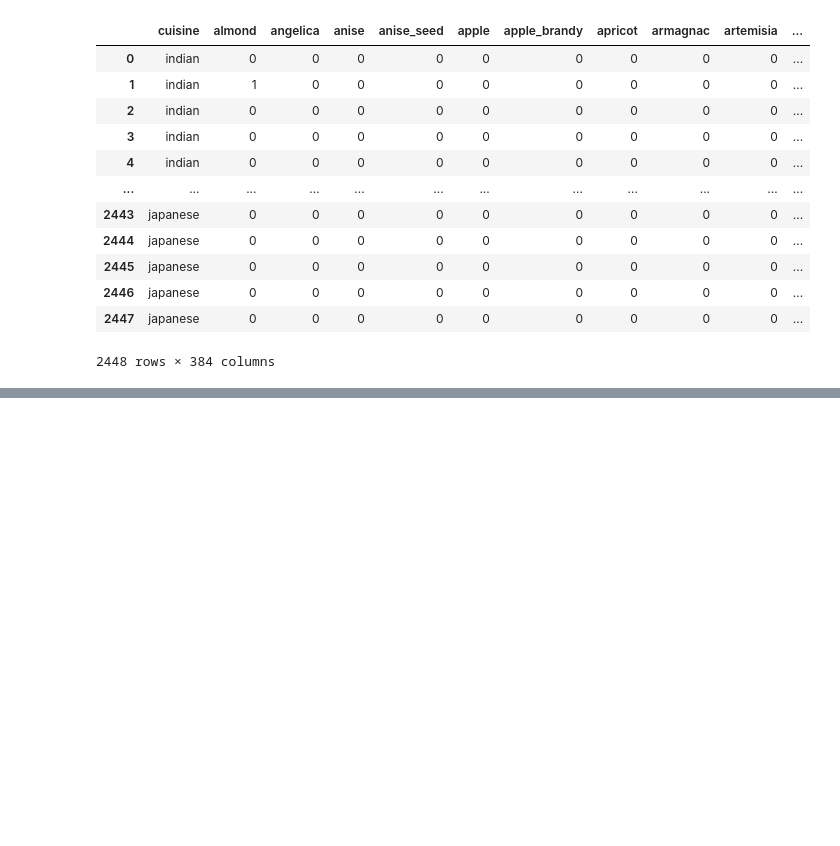
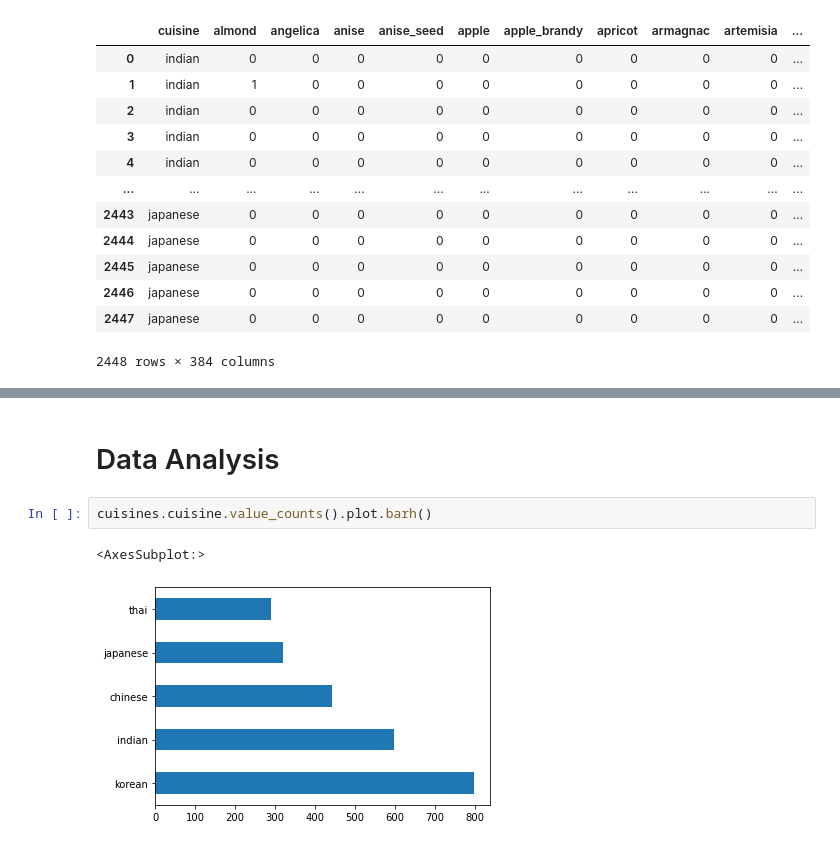
Before and after one commit to izzypatrick21/cuisines, a Jupyter notebook: Asian and Indian Cuisines.ipynb, the cells around one changed output, grey strips where cells are left out. Saved outputs shown, nothing was run; the diff lists cells and outputs as text; blank space fills up the shorter version.

```diff
--- a/Asian and Indian Cuisines.ipynb
+++ b/Asian and Indian Cuisines.ipynb
@@ -44,0 +90,7 @@ cuisines.drop(["a"], axis=1)
+# %% [markdown]
+# Data Analysis
+# %%
+cuisines.cuisine.value_counts().plot.barh()
+# %% [output]
+<AxesSubplot:>
+[figure, added]
```
Also changed, not shown: parts of 29 cells of this notebook, 1 other file.
